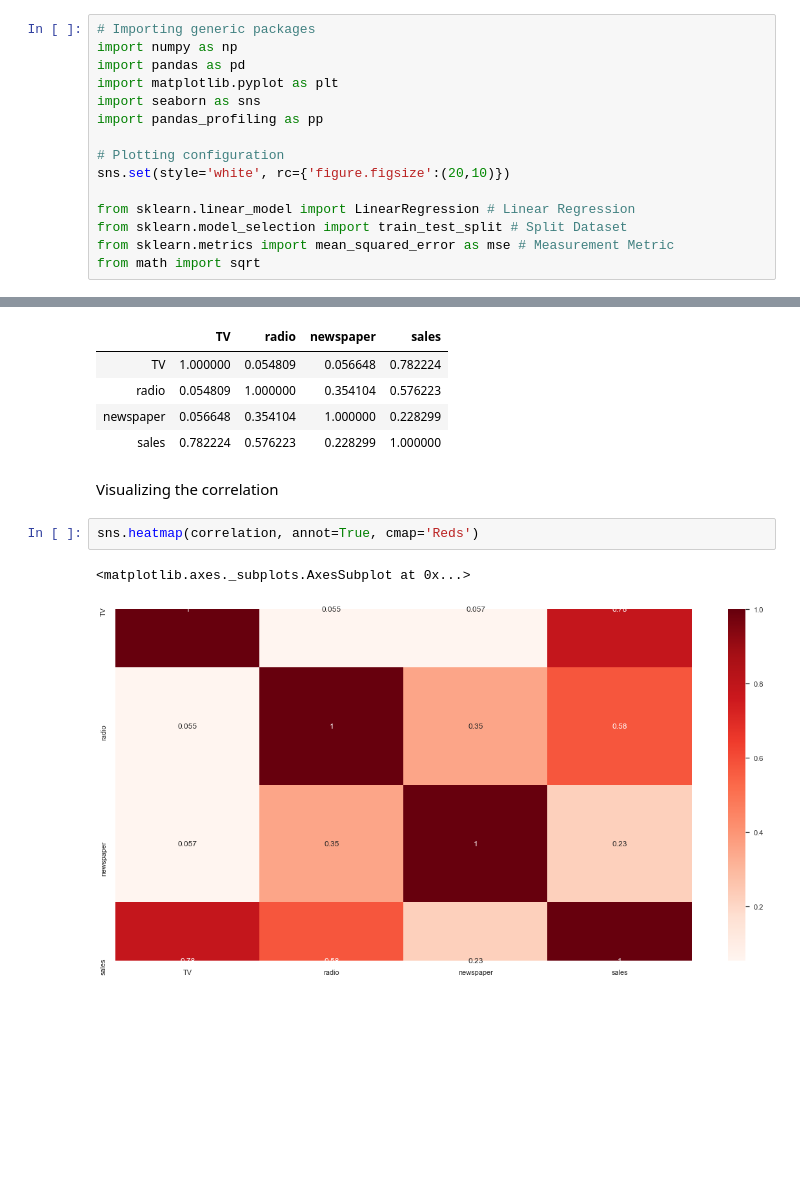
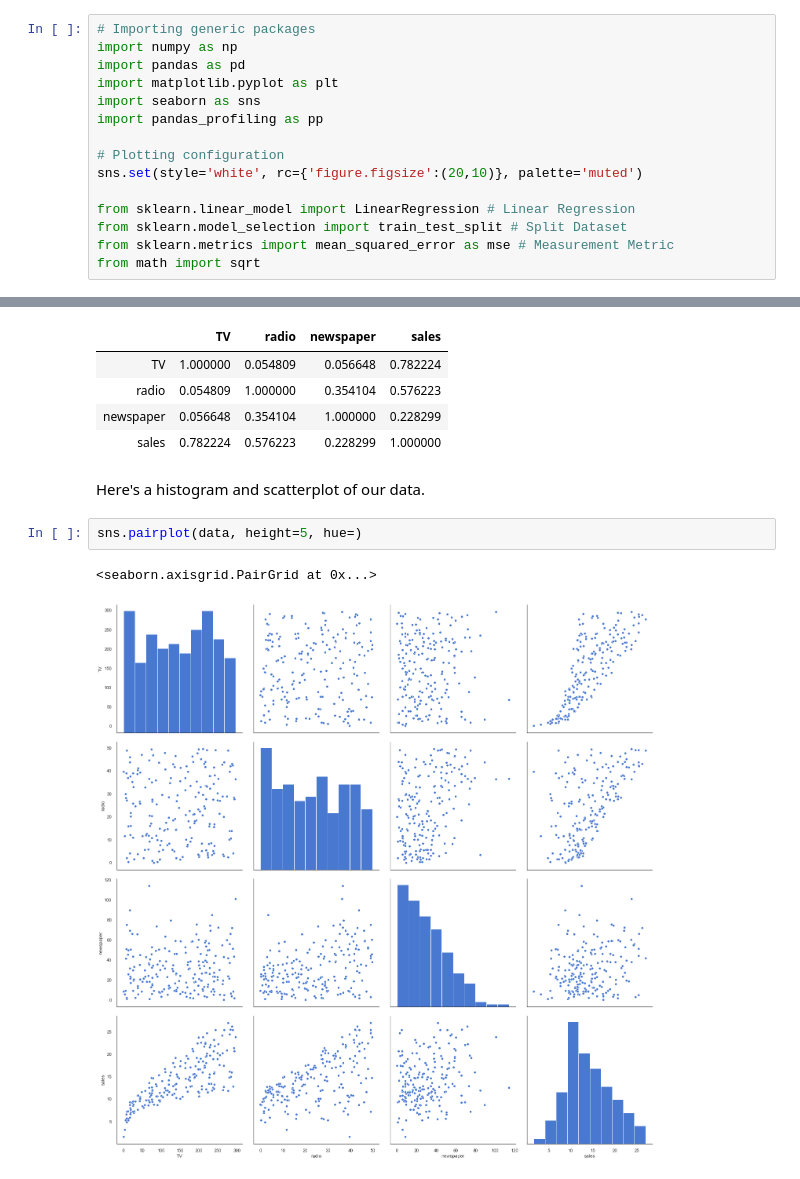
Before and after one commit to lhendeguzman/Advertising, a Jupyter notebook: model_file.ipynb, the cells around one changed output, grey strips where cells are left out. Drawn from its saved outputs; the diff is of its cells as text; blank space fills up the shorter version.

```diff
--- a/model_file.ipynb
+++ b/model_file.ipynb
@@ -7,7 +7,7 @@ import seaborn as sns
 import pandas_profiling as pp
 
 # Plotting configuration
-sns.set(style='white', rc={'figure.figsize':(20,10)})
+sns.set(style='white', rc={'figure.figsize':(20,10)}, palette='muted')
 
 from sklearn.linear_model import LinearRegression # Linear Regression
 from sklearn.model_selection import train_test_split # Split Dataset
@@ -57,10 +57,10 @@ correlation
 | radio | 0.054809 | 1.000000 | 0.354104 | 0.576223 |
 | newspaper | 0.056648 | 0.354104 | 1.000000 | 0.228299 |
 | sales | 0.782224 | 0.576223 | 0.228299 | 1.000000 |
-# %% [markdown]
-Visualizing the correlation
-# %%
-sns.heatmap(correlation, annot=True, cmap='Reds')
-# %% [output]
-<matplotlib.axes._subplots.AxesSubplot at 0x...>
-[figure, removed]
+# %% [markdown]
+Here's a histogram and scatterplot of our data.
+# %%
+sns.pairplot(data, height=5, hue=)
+# %% [output]
+<seaborn.axisgrid.PairGrid at 0x...>
+[figure, added]
```
